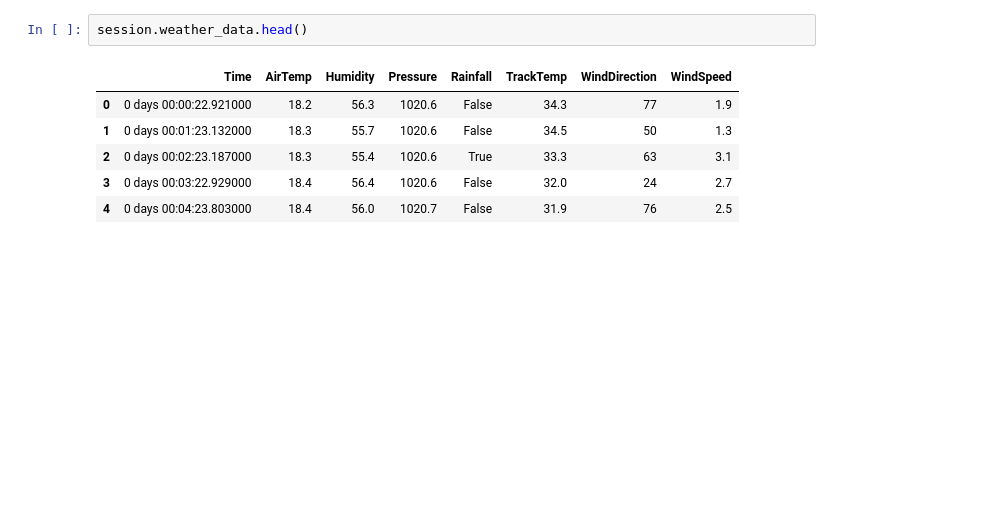
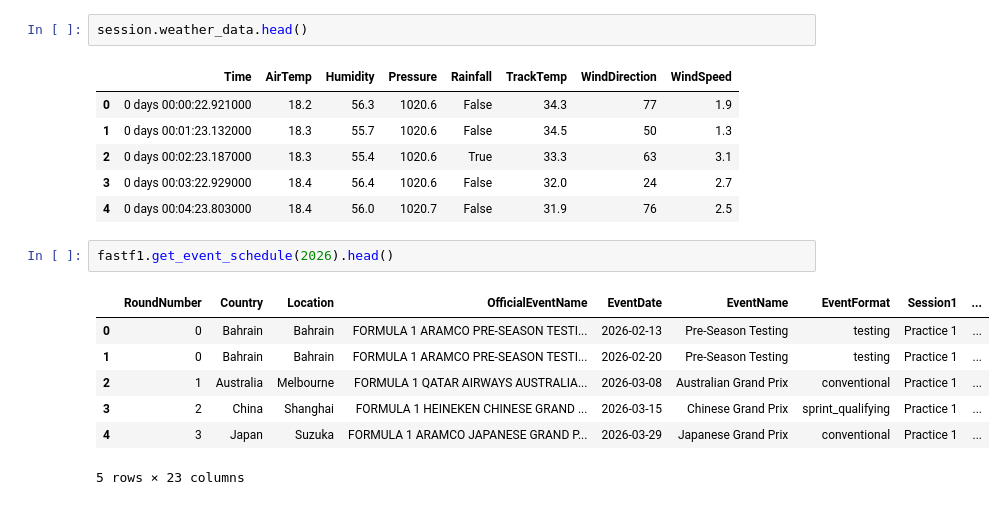
Before and after one commit to LukasBrookfield/f1-strategy-engine, a Jupyter notebook: notebooks/01_fastf1_test.ipynb, the cells around one changed output. Cells and saved outputs as stored; diff of their text form; blank space fills up the shorter version.

```diff
--- a/notebooks/01_fastf1_test.ipynb
+++ b/notebooks/01_fastf1_test.ipynb
@@ -73,3 +104,13 @@ session.weather_data.head()
 | 2 | 0 days 00:02:23.187000 | 18.3 | 55.4 | 1020.6 | True | 33.3 | 63 | 3.1 |
 | 3 | 0 days 00:03:22.929000 | 18.4 | 56.4 | 1020.6 | False | 32.0 | 24 | 2.7 |
 | 4 | 0 days 00:04:23.803000 | 18.4 | 56.0 | 1020.7 | False | 31.9 | 76 | 2.5 |
+# %%
+fastf1.get_event_schedule(2026).head()
+# %% [output]
+|  | RoundNumber | Country | Location | OfficialEventName | EventDate | EventName | EventFormat | Session1 | ... |
+| 0 | 0 | Bahrain | Bahrain | FORMULA 1 ARAMCO PRE-SEASON TESTI... | 2026-02-13 | Pre-Season Testing | testing | Practice 1 | ... |
+| 1 | 0 | Bahrain | Bahrain | FORMULA 1 ARAMCO PRE-SEASON TESTI... | 2026-02-20 | Pre-Season Testing | testing | Practice 1 | ... |
+| 2 | 1 | Australia | Melbourne | FORMULA 1 QATAR AIRWAYS AUSTRALIA... | 2026-03-08 | Australian Grand Prix | conventional | Practice 1 | ... |
+| 3 | 2 | China | Shanghai | FORMULA 1 HEINEKEN CHINESE GRAND ... | 2026-03-15 | Chinese Grand Prix | sprint_qualifying | Practice 1 | ... |
+| 4 | 3 | Japan | Suzuka | FORMULA 1 ARAMCO JAPANESE GRAND P... | 2026-03-29 | Japanese Grand Prix | conventional | Practice 1 | ... |
+5 rows × 23 columns
```
Also changed, not shown: parts of 7 cells of this notebook, 14 other files.
